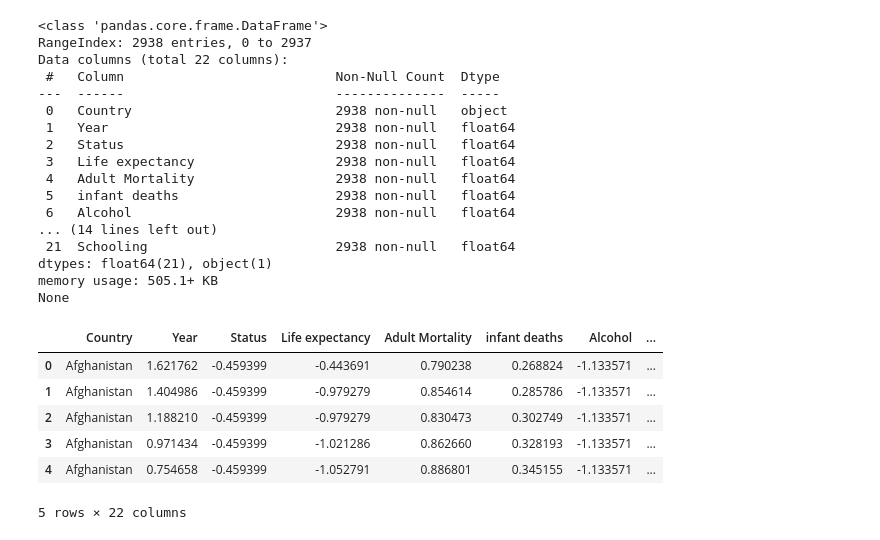
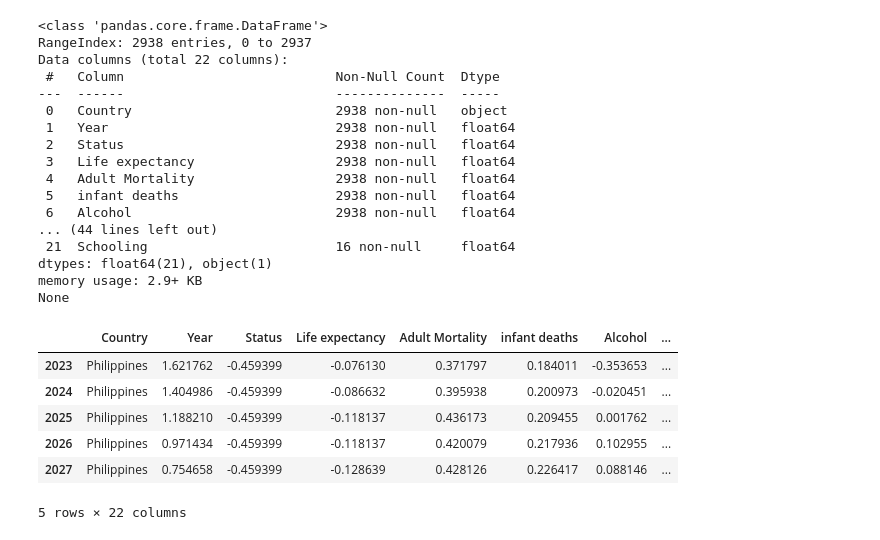
Before and after one commit to Requiem53/country-life-expectancy-data-analysis, a Jupyter notebook: improve_philippines.ipynb, the cells around one changed output. Saved outputs shown, nothing was run; the diff lists cells and outputs as text; code cells hidden in the pictures.

```diff
--- a/improve_philippines.ipynb
+++ b/improve_philippines.ipynb
@@ -7,32 +7,36 @@ from sklearn.model_selection import train_test_split
 # %%
 # Load the dataset
 data = pd.read_csv("Cleaned-Life-Exp.csv")
 
 # Display basic information and the first few rows
 print(data.info())
 data.head()
+
+philippines = data[data["Country"] == "Philippines"]
+print(philippines.info())
+philippines.head()
 # %% [output]
 <class 'pandas.core.frame.DataFrame'>
 RangeIndex: 2938 entries, 0 to 2937
 Data columns (total 22 columns):
  #   Column                           Non-Null Count  Dtype
 ---  ------                           --------------  -----
  0   Country                          2938 non-null   object
  1   Year                             2938 non-null   float64
  2   Status                           2938 non-null   float64
  3   Life expectancy                  2938 non-null   float64
  4   Adult Mortality                  2938 non-null   float64
  5   infant deaths                    2938 non-null   float64
  6   Alcohol                          2938 non-null   float64
-... (14 lines left out)
- 21  Schooling                        2938 non-null   float64
+... (44 lines left out)
+ 21  Schooling                        16 non-null     float64
 dtypes: float64(21), object(1)
-memory usage: 505.1+ KB
+memory usage: 2.9+ KB
 None
 |  | Country | Year | Status | Life expectancy | Adult Mortality | infant deaths | Alcohol | ... |
-| 0 | Afghanistan | 1.621762 | -0.459399 | -0.443691 | 0.790238 | 0.268824 | -1.133571 | ... |
-| 1 | Afghanistan | 1.404986 | -0.459399 | -0.979279 | 0.854614 | 0.285786 | -1.133571 | ... |
-| 2 | Afghanistan | 1.188210 | -0.459399 | -0.979279 | 0.830473 | 0.302749 | -1.133571 | ... |
-| 3 | Afghanistan | 0.971434 | -0.459399 | -1.021286 | 0.862660 | 0.328193 | -1.133571 | ... |
-| 4 | Afghanistan | 0.754658 | -0.459399 | -1.052791 | 0.886801 | 0.345155 | -1.133571 | ... |
+| 2023 | Philippines | 1.621762 | -0.459399 | -0.076130 | 0.371797 | 0.184011 | -0.353653 | ... |
+| 2024 | Philippines | 1.404986 | -0.459399 | -0.086632 | 0.395938 | 0.200973 | -0.020451 | ... |
+| 2025 | Philippines | 1.188210 | -0.459399 | -0.118137 | 0.436173 | 0.209455 | 0.001762 | ... |
+| 2026 | Philippines | 0.971434 | -0.459399 | -0.118137 | 0.420079 | 0.217936 | 0.102955 | ... |
+| 2027 | Philippines | 0.754658 | -0.459399 | -0.128639 | 0.428126 | 0.226417 | 0.088146 | ... |
 5 rows × 22 columns
```
Also changed, not shown: parts of 3 cells of this notebook.
